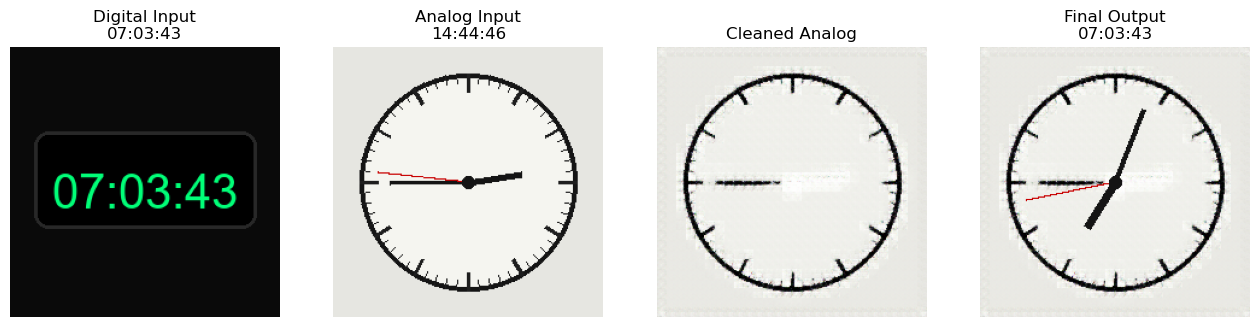
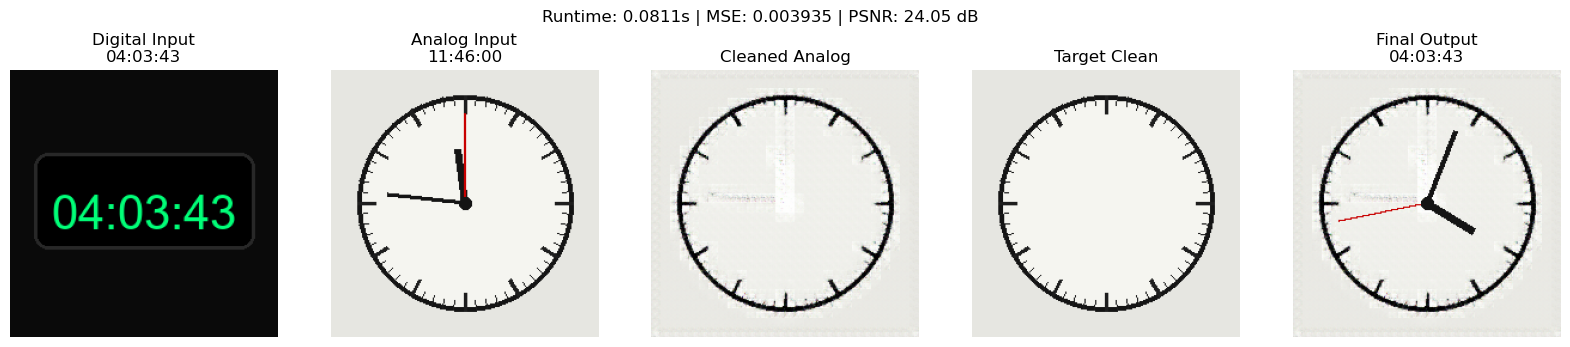
Code edit (unified diff) that turned the first committed figure into the second:
--- before
+++ after
@@ -1,23 +1,34 @@
-plt.figure(figsize=(16, 4))
+plt.figure(figsize=(20, 4))
 
-plt.subplot(1, 4, 1)
+plt.subplot(1, 5, 1)
 plt.imshow(digital_image)
 plt.title(f"Digital Input\n{digital_hour:02d}:{digital_minute:02d}:{digital_second:02d}")
 plt.axis("off")
 
-plt.subplot(1, 4, 2)
+plt.subplot(1, 5, 2)
 plt.imshow(analog_image)
 plt.title(f"Analog Input\n{analog_hour:02d}:{analog_minute:02d}:{analog_second:02d}")
 plt.axis("off")
 
-plt.subplot(1, 4, 3)
+plt.subplot(1, 5, 3)
 plt.imshow(cleaned_analog)
 plt.title("Cleaned Analog")
 plt.axis("off")
 
-plt.subplot(1, 4, 4)
+plt.subplot(1, 5, 4)
+plt.imshow(analog_target_clean)
+plt.title("Target Clean")
+plt.axis("off")
+
+plt.subplot(1, 5, 5)
 plt.imshow(final_output)
 plt.title(f"Final Output\n{pred_hour:02d}:{pred_minute:02d}:{pred_second:02d}")
 plt.axis("off")
 
+plt.suptitle(
+    f"Runtime: {runtime_seconds:.4f}s | "
+    f"MSE: {cleaning_mse:.6f} | "
+    f"PSNR: {cleaning_psnr:.2f} dB"
+)
+
 plt.show()

Commit: Data Versions